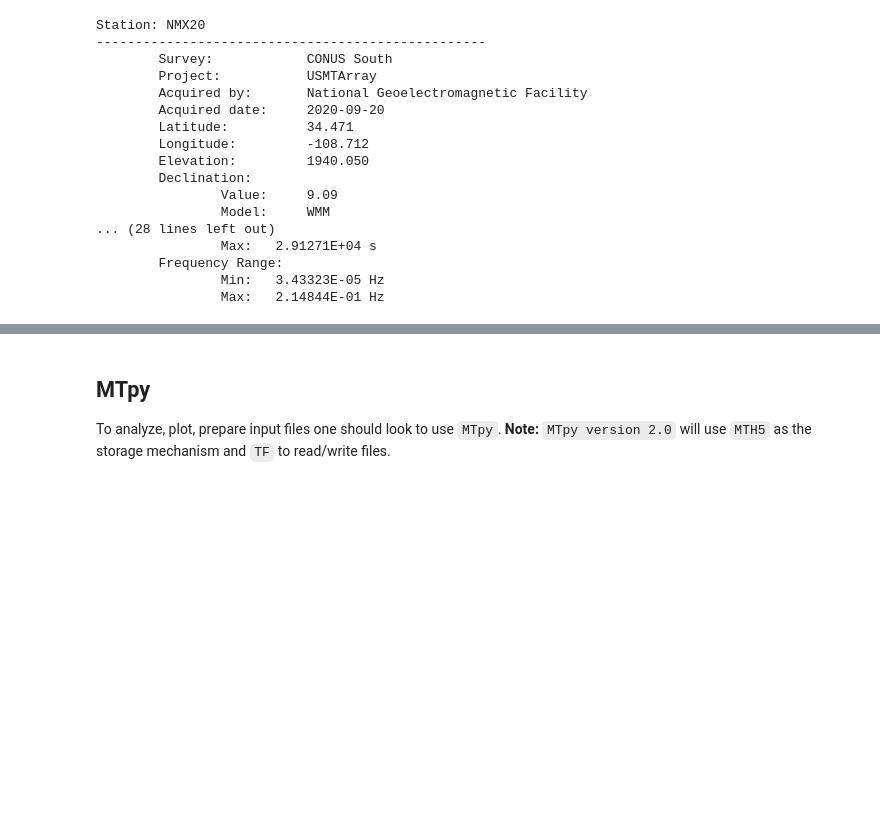
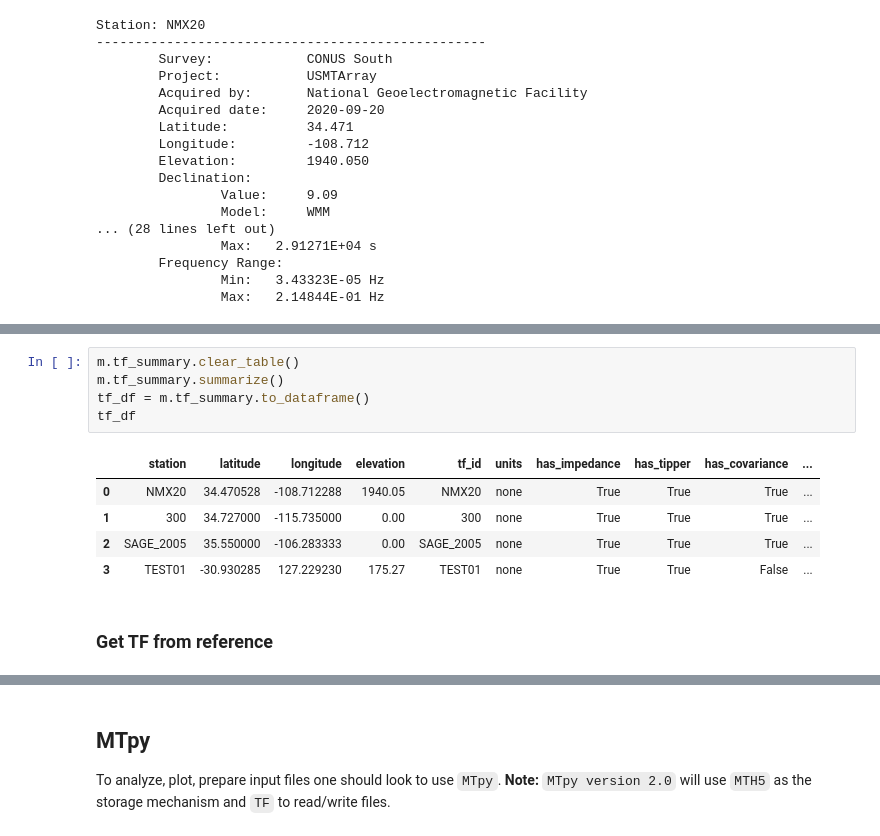
Before and after one commit to kujaku11/mth5, a Jupyter notebook: docs/examples/notebooks/transfer_function_example.ipynb, the cells around one changed output, grey strips where cells are left out. Cells and saved outputs as stored; diff of their text form; blank space fills up the shorter version.

Commit message:
updated tf example for docs and update getting tf object will get survey,station,run metadata

```diff
--- a/docs/examples/notebooks/transfer_function_example.ipynb
+++ b/docs/examples/notebooks/transfer_function_example.ipynb
@@ -238,0 +243,13 @@ Station: NMX20
+# %%
+m.tf_summary.clear_table()
+m.tf_summary.summarize()
+tf_df = m.tf_summary.to_dataframe()
+tf_df
+# %% [output]
+|  | station | latitude | longitude | elevation | tf_id | units | has_impedance | has_tipper | has_covariance | ... |
+| 0 | NMX20 | 34.470528 | -108.712288 | 1940.05 | NMX20 | none | True | True | True | ... |
+| 1 | 300 | 34.727000 | -115.735000 | 0.00 | 300 | none | True | True | True | ... |
+| 2 | SAGE_2005 | 35.550000 | -106.283333 | 0.00 | SAGE_2005 | none | True | True | True | ... |
+| 3 | TEST01 | -30.930285 | 127.229230 | 175.27 | TEST01 | none | True | True | False | ... |
+# %% [markdown]
+### Get TF from reference
```
Also changed, not shown: parts of 12 cells of this notebook, 2 other files.
